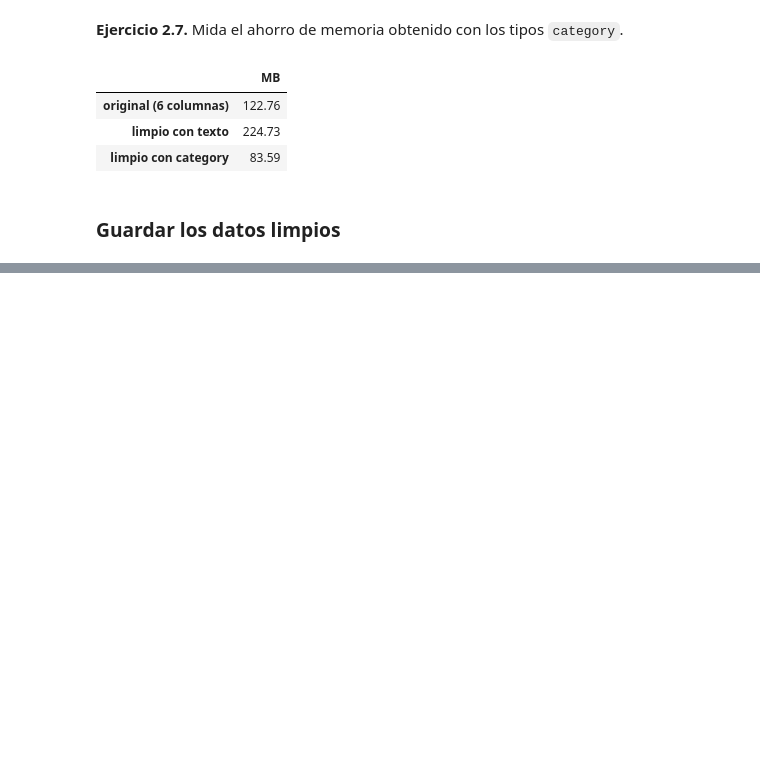
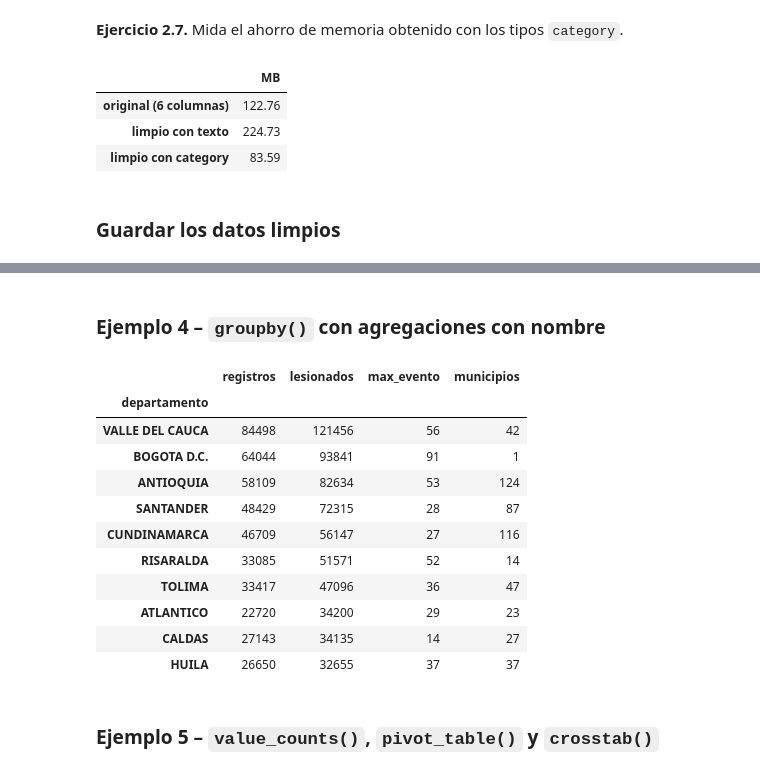
Before and after one commit to carlosantiz94-prog/siniestralidad-vial-ds, a Jupyter notebook: notebooks/pandas_labs.ipynb, the cells around one changed output, grey strips where cells are left out. Drawn from its saved outputs; the diff is of its cells as text; code cells hidden in the pictures; blank space fills up the shorter version.

```diff
--- a/notebooks/pandas_labs.ipynb
+++ b/notebooks/pandas_labs.ipynb
@@ -496,0 +558,24 @@ sorted(p.name for p in PROCESSED.glob("*.csv"))
+# %% [markdown]
+### Ejemplo 4 – `groupby()` con agregaciones con nombre
+# %%
+lesiones.groupby("departamento", observed=True).agg(
+    registros=("cantidad", "size"),
+    lesionados=("cantidad", "sum"),
+    max_evento=("cantidad", "max"),
+    municipios=("cod_muni", "nunique"),
+).sort_values("lesionados", ascending=False).head(10)
+# %% [output]
+|  | registros | lesionados | max_evento | municipios |
+| departamento |  |  |  |  |
+| VALLE DEL CAUCA | 84498 | 121456 | 56 | 42 |
+| BOGOTA D.C. | 64044 | 93841 | 91 | 1 |
+| ANTIOQUIA | 58109 | 82634 | 53 | 124 |
+| SANTANDER | 48429 | 72315 | 28 | 87 |
+| CUNDINAMARCA | 46709 | 56147 | 27 | 116 |
+| RISARALDA | 33085 | 51571 | 52 | 14 |
+| TOLIMA | 33417 | 47096 | 36 | 47 |
+| ATLANTICO | 22720 | 34200 | 29 | 23 |
+| CALDAS | 27143 | 34135 | 14 | 27 |
+| HUILA | 26650 | 32655 | 37 | 37 |
+# %% [markdown]
+### Ejemplo 5 – `value_counts()`, `pivot_table()` y `crosstab()`
```
Also changed, not shown: parts of 39 cells of this notebook, 2 other files.
